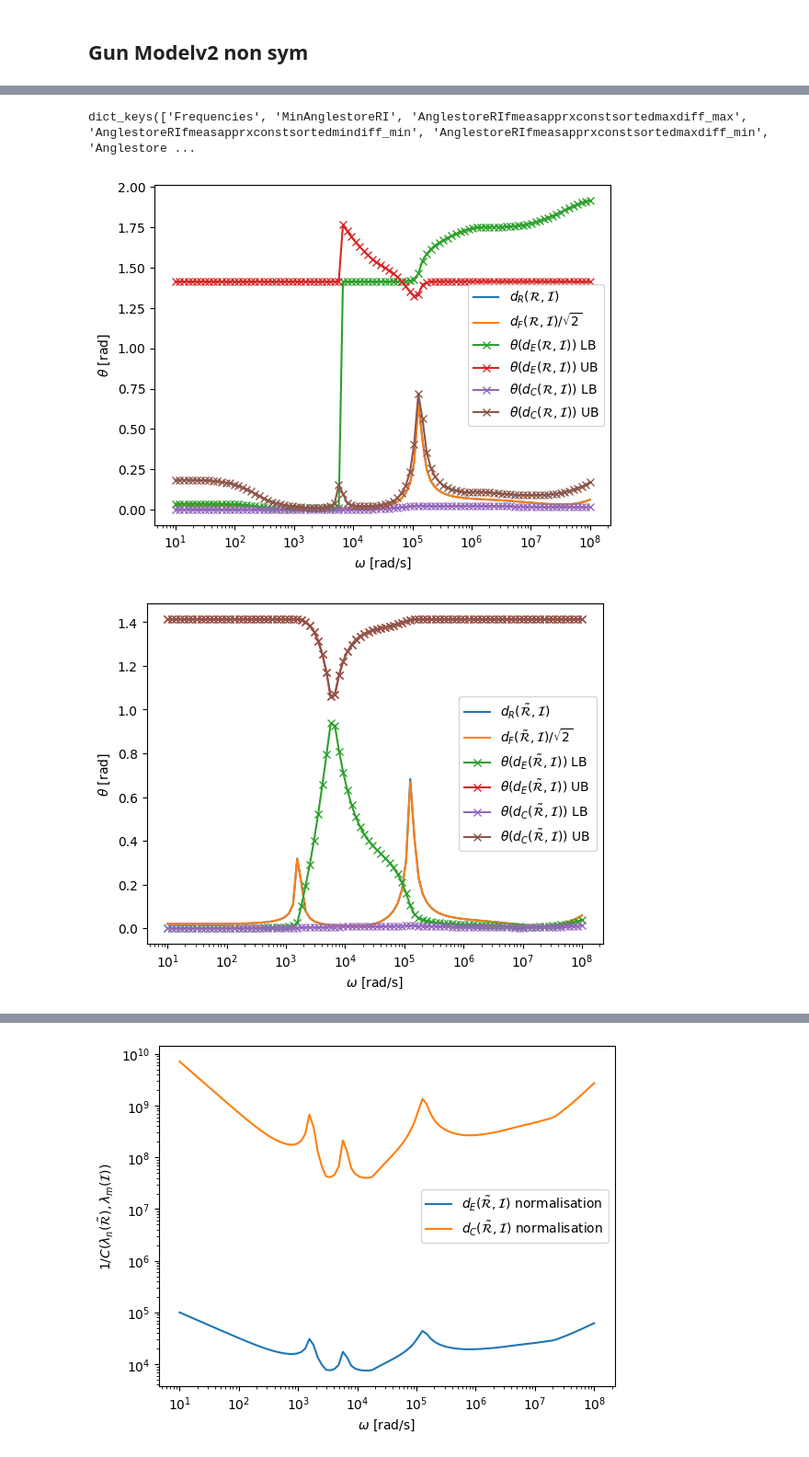
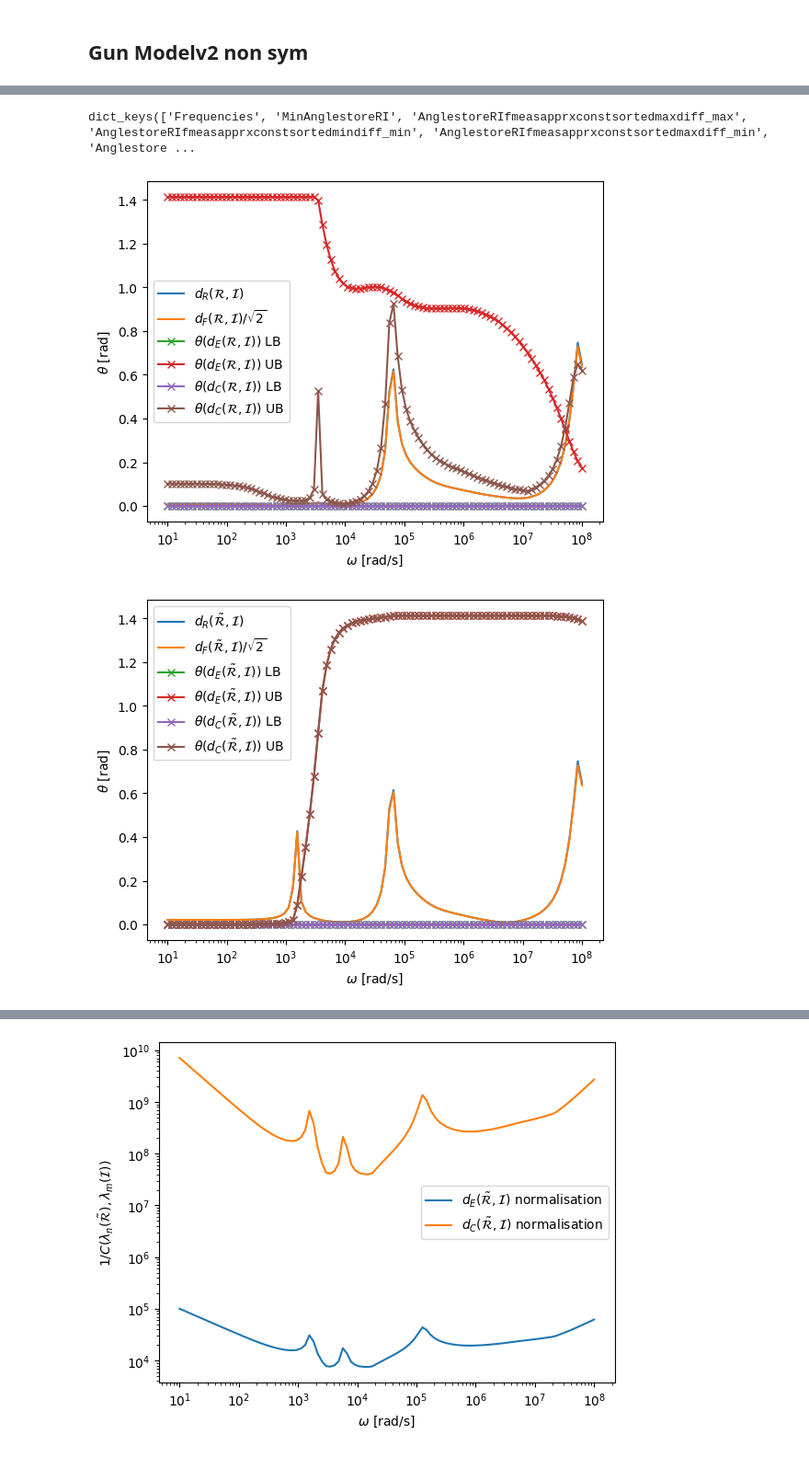
Before and after one commit to pdledger/Rodrigues_Angles, a Jupyter notebook: Gun_model_nonsym.ipynb, the cells around one changed output, grey strips where cells are left out. Shown at 92% size. Saved outputs shown, nothing was run; the diff lists cells and outputs as text; code cells hidden in the pictures.

```diff
--- a/Gun_model_nonsym.ipynb
+++ b/Gun_model_nonsym.ipynb
@@ -12,8 +12,8 @@ SaveRIList=[]
 SaveRtilde=[]
 
 MaxOmega=1e8
-p=4
-mu=40
+p=2
+mu=20
 
 directory="OCC_Gun_modelv2_nonsym_StainSt/al_0.01_mu_1,"+str(mu)+"_sig_1.45e6,4.5e6/1e1-1e8_100_el_26657_ord_"+str(p)+"_POD_13_1e-6/Data/"
 print(directory)
@@ -107,12 +47,18 @@ AnglestoreRIfmeasapprxconstsortedmaxdiff_max=np.fmin(RIResults["AnglestoreRIfmea
                                                      RIResults["AnglestoreRIfmeasapprxconstsortedmaxdiff_min"])))
 AnglestoreRIfmeasapprxconstsortedmindiff_min=np.fmax(RIResults["AnglestoreRIfmeasapprxconstsortedmaxdiff_max"],RIResults["AnglestoreRIfmeasapprxconstsortedmindiff_min"])
 
-AnglestoreRIfmeasapprxconstsortedmindiff_min=RIResults["AnglestoreRIfmeasfullconstsortedmindiff"]
-AnglestoreRIfmeasapprxconstsortedmaxdiff_max=RIResults["AnglestoreRIfmeasfullconstsortedmaxdiff"]
+#AnglestoreRIfmeasapprxconstsortedmindiff_min=np.fmin(RIResults["AnglestoreRIfmeasfullconstsortedmindiff"],RIResults["AnglestoreRIfmeasfullconstsortedmaxdiff"])
+#AnglestoreRIfmeasapprxconstsortedmaxdiff_max=np.fmax(RIResults["AnglestoreRIfmeasfullconstsortedmaxdiff"],RIResults["AnglestoreRIfmeasfullconstsortedmindiff"])
+#AnglestoreRIfmeasapprxconstsortedmindiff_min=RIResults["AnglestoreRIfmeasfullconstsortedmindiff"]
+#AnglestoreRIfmeasapprxconstsortedmaxdiff_max=RIResults["AnglestoreRIfmeasfullconstsortedmaxdiff"]
 
 
-#AnglestoreRIcommeasapprxconstsortedmaxdiff_max=np.fmin(RIResults["AnglestoreRIcommeasapprxconstsortedmaxdiff_max"],RIResults["AnglestoreRIcommeasapprxconstsortedmindiff_min"])
-#AnglestoreRIcommeasapprxconstsortedmindiff_min=np.fmax(RIResults["AnglestoreRIcommeasapprxconstsortedmaxdiff_max"],RIResults["AnglestoreRIcommeasapprxconstsortedmindiff_min"])
+AnglestoreRIcommeasapprxconstsortedmaxdiff_max=np.fmin(RIResults["AnglestoreRIcommeasapprxconstsortedmaxdiff_max"],RIResults["AnglestoreRIcommeasapprxconstsortedmindiff_min"])
+AnglestoreRIcommeasapprxconstsortedmindiff_min=np.fmax(RIResults["AnglestoreRIcommeasapprxconstsortedmaxdiff_max"],RIResults["AnglestoreRIcommeasapprxconstsortedmindiff_min"])
+
+#AnglestoreRIcommeasapprxconstsortedmaxdiff_max=np.fmin(RIResults["AnglestoreRIcommeasfullconstsortedmaxdiff"],RIResults["AnglestoreRIcommeasfullconstsortedmindiff"])
+#AnglestoreRIcommeasapprxconstsortedmindiff_min=np.fmax(RIResults["AnglestoreRIcommeasfullconstsortedmaxdiff"],RIResults["AnglestoreRIcommeasfullconstsortedmindiff"])
+
 
 #AnglestoreRIfmeasupper=np.fmax(RIResults["AnglestoreRIfmeasapprxconstsortedmaxdiff_max"],RIResults["AnglestoreRIfmeasapprxconstsortedmaxdiff_min"])
 #AnglestoreRIfmeaslower=np.fmin(RIResults["AnglestoreRIfmeasapprxconstsortedmaxdiff_max"],RIResults["AnglestoreRIfmeasapprxconstsortedmaxdiff_min"])
@@ -122,34 +68,34 @@ AnglestoreRIfmeasapprxconstsortedmaxdiff_max=RIResults["AnglestoreRIfmeasfullcon
 #AnglestoreRIfmeasavg=(AnglestoreRIfmeasupper+AnglestoreRIfmeaslower)/2
 
 #AnglestoreRIcommmupper=np.fmax(RIResults["AnglestoreRIcommeasapprxconstsortedmaxdiff_max"],RIResults["AnglestoreRIcommeasapprxconstsortedmaxdiff_min"])
 #AnglestoreRIcommmlower=np.fmin(RIResults["AnglestoreRIcommeasapprxconstsortedmaxdiff_max"],RIResults["AnglestoreRIcommeasapprxconstsortedmaxdiff_min"])
 #AnglestoreRIcommmavg = (AnglestoreRIcommmupper+AnglestoreRIcommmlower )/2
 
 #AnglestoreRIcommmupper=np.fmax(AnglestoreRIcommmupper,RIResults["AnglestoreRIcommeasapprxconstsortedmindiff_max"],RIResults["AnglestoreRIcommeasapprxconstsortedmindiff_min"])
 #AnglestoreRIcommmlower=np.fmin(AnglestoreRIcommmlower,RIResults["AnglestoreRIcommeasapprxconstsortedmindiff_max"],RIResults["AnglestoreRIcommeasapprxconstsortedmindiff_min"])
 #AnglestoreRIcommmavg = (AnglestoreRIcommmupper+AnglestoreRIcommmlower )/2
 
 
 
 dFMinAnglestoreRI = RIResults["dFMinAnglestoreRI"]
 fig=plt.figure()
 plt.semilogx(Frequencies,MinAnglestoreRI,label=r'$d_R({\cal R},{\cal I})$')
 plt.semilogx(Frequencies,dFMinAnglestoreRI/np.sqrt(2),label=r'$d_F({\cal R},{\cal I})/\sqrt{2}$')
 plt.semilogx(Frequencies,AnglestoreRIfmeasapprxconstsortedmaxdiff_max,'-x',label=r'$\theta(d_E({\cal R},{\cal I}))$ LB')
 plt.semilogx(Frequencies,AnglestoreRIfmeasapprxconstsortedmindiff_min,'-x',label=r'$\theta(d_E({\cal R},{\cal I}))$ UB')
 
 plt.semilogx(Frequencies,AnglestoreRIcommeasapprxconstsortedmaxdiff_max,'-x',label=r'$\theta(d_C({\cal R},{\cal I}))$ LB')
 plt.semilogx(Frequencies,AnglestoreRIcommeasapprxconstsortedmindiff_min,'-x',label=r'$\theta(d_C({\cal R},{\cal I}))$ UB')
 
 
 plt.xlabel(r'$\omega$ [rad/s]')
 plt.ylabel(r'$\theta$ [rad]')
 plt.legend()
 #plt.savefig("OCC_Gun_modelv2_nonsym_StainSt_RI_al_0.01_"+str(mu)+",1_sig_1e6,1e8_ord_"+str(p)+".pdf")
 plt.show()
 # %% [output]
 dict_keys(['Frequencies', 'MinAnglestoreRI', 'AnglestoreRIfmeasapprxconstsortedmaxdiff_max', 'AnglestoreRIfmeasapprxconstsortedmindiff_min', 'AnglestoreRIfmeasapprxconstsortedmaxdiff_min', 'Anglestore ...
-[figure, old version]
+[figure, new version]
 # %%
 
 Frequencies=RtildeIResults["Frequencies"]
@@ -197,7 +143,7 @@ plt.legend()
 #plt.savefig("OCC_Gun_modelv2_nonsym_StainSt_RtildeI_al_0.01_"+str(mu)+",1_sig_1e6,1e8_ord_"+str(p)+".pdf")
 plt.show()
 # %% [output]
-[figure, old version]
+[figure, new version]
 # %%
 
 Frequencies=N0IResults["Frequencies"]
```
Also changed, not shown: parts of 4 cells of this notebook, 7 other files.
